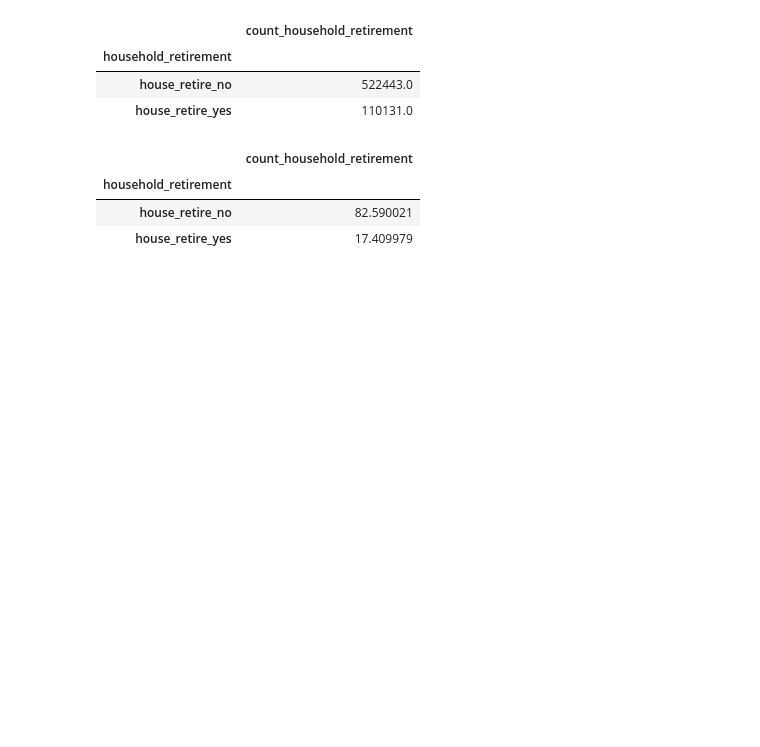
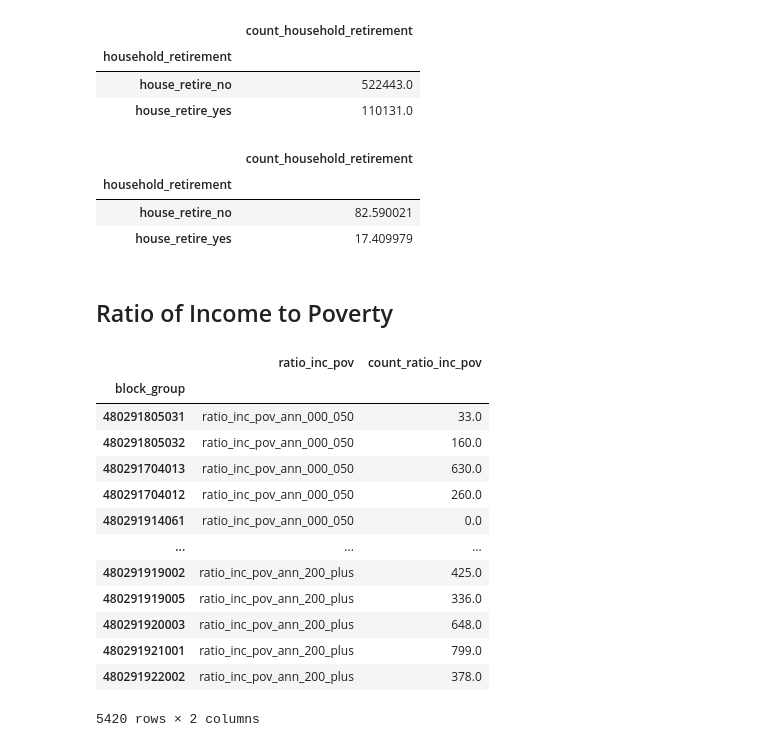
Before and after one commit to VIA-Transit-Rules/VIA_project, a Jupyter notebook: Sean/census_melt_income_poverty_gvt_assist.ipynb, the cells around one changed output. Cells and saved outputs as stored; diff of their text form; code cells hidden in the pictures; blank space fills up the shorter version.

```diff
--- a/Sean/census_melt_income_poverty_gvt_assist.ipynb
+++ b/Sean/census_melt_income_poverty_gvt_assist.ipynb
@@ -491,3 +491,23 @@ df_total_retire.sort_values(by = 'count_household_retirement', ascending = False
 | household_retirement |  |
 | house_retire_no | 82.590021 |
 | house_retire_yes | 17.409979 |
+# %% [markdown]
+## Ratio of Income to Poverty
+# %%
+df_poverty_ratio = pd.read_csv('../data_files/census_data/census_melt_files/ratio_inc_pov_ann.csv', index_col = 0)
+df_poverty_ratio
+# %% [output]
+|  | ratio_inc_pov | count_ratio_inc_pov |
+| block_group |  |  |
+| 480291805031 | ratio_inc_pov_ann_000_050 | 33.0 |
+| 480291805032 | ratio_inc_pov_ann_000_050 | 160.0 |
+| 480291704013 | ratio_inc_pov_ann_000_050 | 630.0 |
+| 480291704012 | ratio_inc_pov_ann_000_050 | 260.0 |
+| 480291914061 | ratio_inc_pov_ann_000_050 | 0.0 |
+| ... | ... | ... |
+| 480291919002 | ratio_inc_pov_ann_200_plus | 425.0 |
+| 480291919005 | ratio_inc_pov_ann_200_plus | 336.0 |
+| 480291920003 | ratio_inc_pov_ann_200_plus | 648.0 |
+| 480291921001 | ratio_inc_pov_ann_200_plus | 799.0 |
+| 480291922002 | ratio_inc_pov_ann_200_plus | 378.0 |
+5420 rows × 2 columns
```
Also changed, not shown: parts of 3 cells of this notebook, 2 other files.
